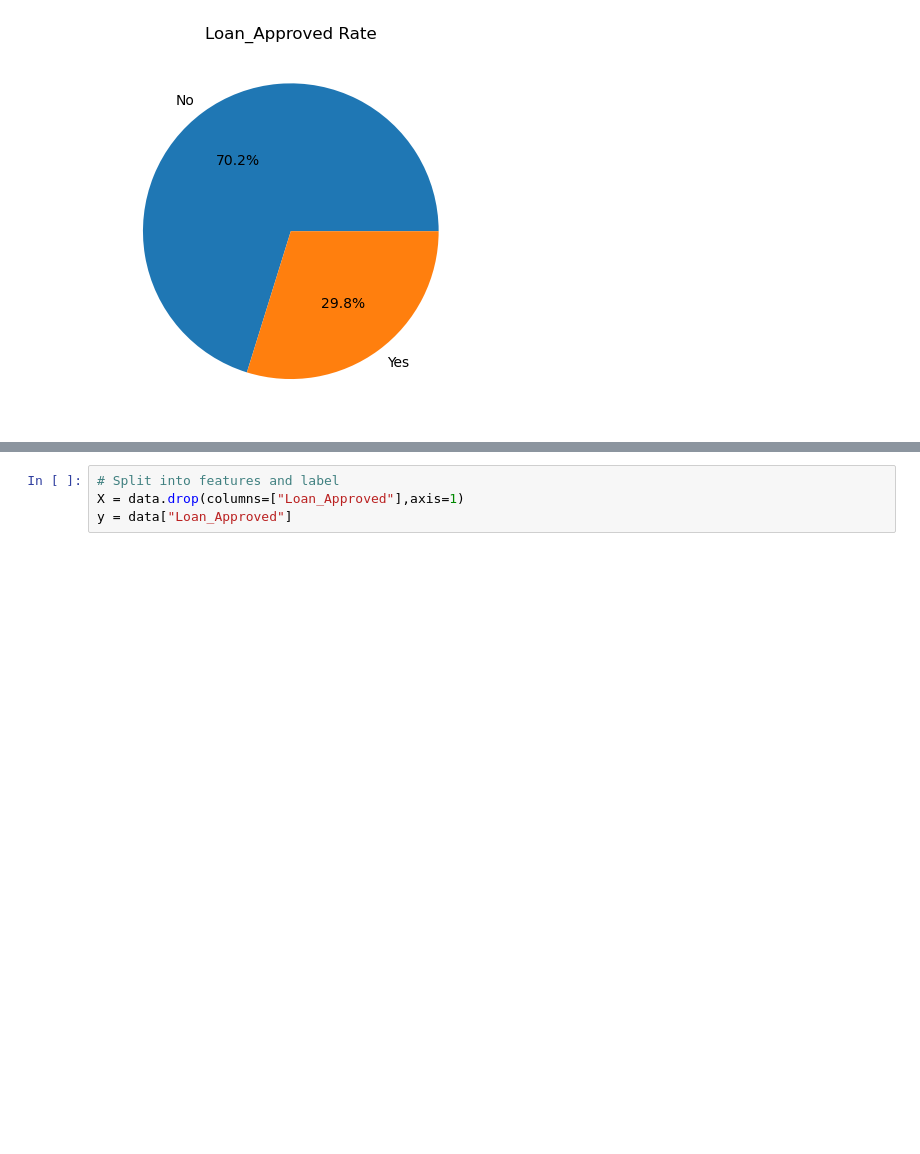
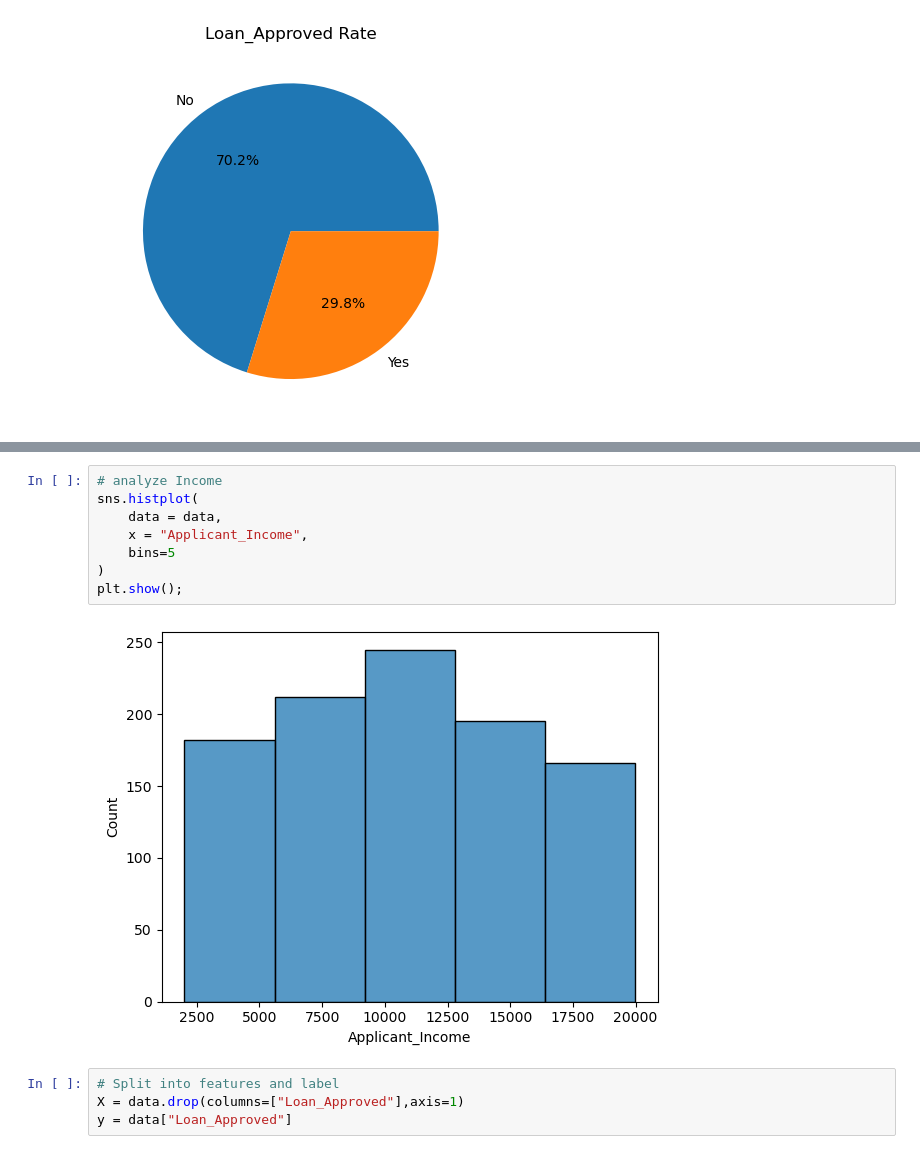
Before and after one commit to Sahil-Pasalkar101/Credit-Wise-Loan-System, a Jupyter notebook: code.ipynb, the cells around one changed output, grey strips where cells are left out. Saved outputs shown, nothing was run; the diff lists cells and outputs as text; blank space fills up the shorter version.

```diff
--- a/code.ipynb
+++ b/code.ipynb
@@ -100,3 +107,13 @@ plt.show();
+# %%
+# analyze Income
+sns.histplot(
+    data = data,
+    x = "Applicant_Income",
+    bins=5
+)
+plt.show();
+# %% [output]
+[figure, added]
 # %%
 # Split into features and label
 X = data.drop(columns=["Loan_Approved"],axis=1)
```
Also changed, not shown: parts of 3 cells of this notebook.
